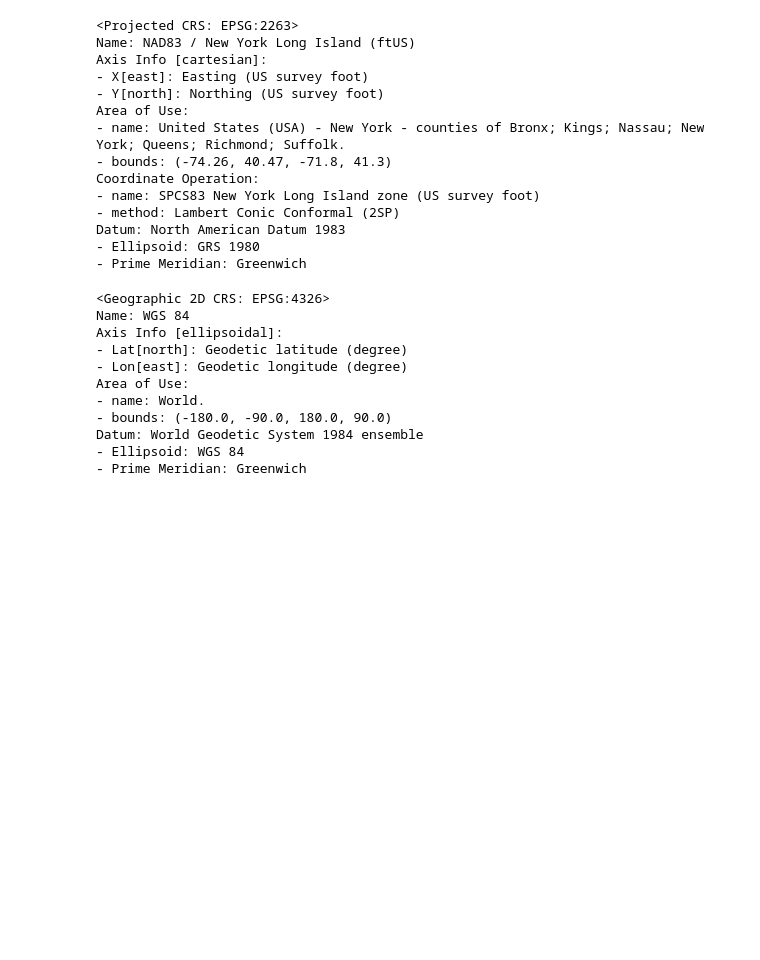
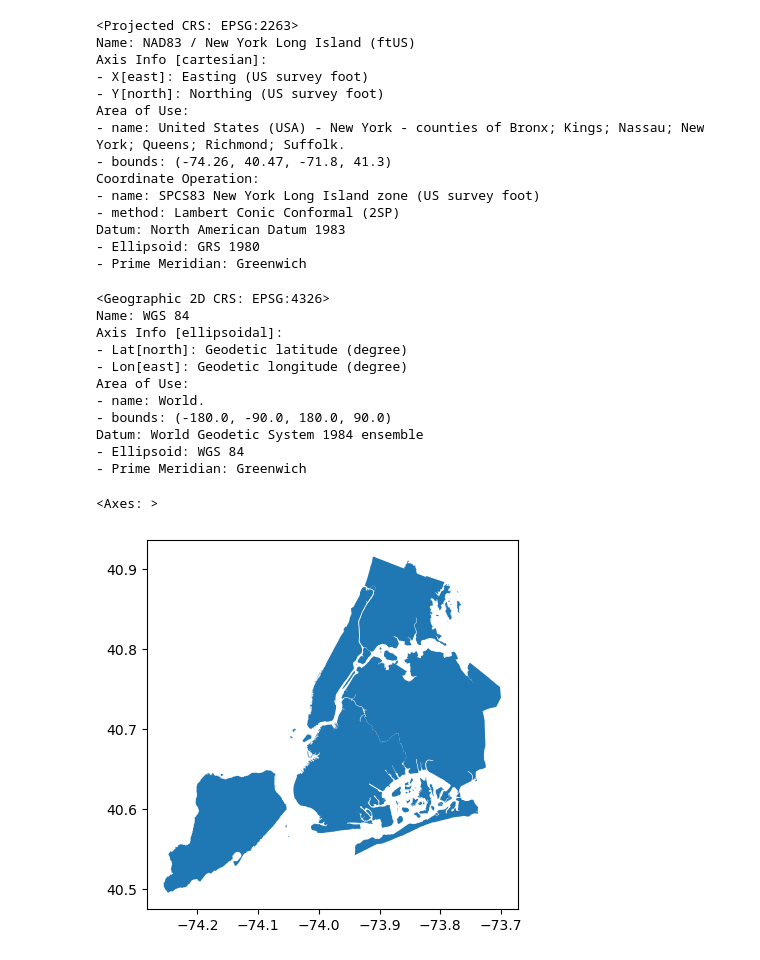
Before and after one commit to UIUC-iSchool-DataViz/is445_obuobg_spring2026, a Jupyter notebook: week07/inClass_week07.ipynb, the cells around one changed output. Drawn from its saved outputs; the diff is of its cells as text; code cells hidden in the pictures; blank space fills up the shorter version.

```diff
--- a/week07/inClass_week07.ipynb
+++ b/week07/inClass_week07.ipynb
@@ -145,3 +145,8 @@ Area of Use:
 Datum: World Geodetic System 1984 ensemble
 - Ellipsoid: WGS 84
 - Prime Meridian: Greenwich
+# %%
+gdf.to_crs('epsg:4326').plot()
+# %% [output]
+<Axes: >
+[figure, added]
```
